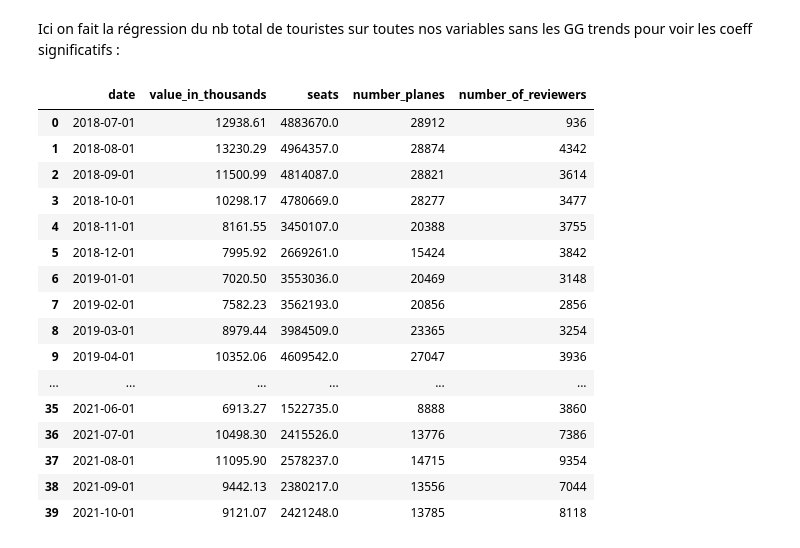
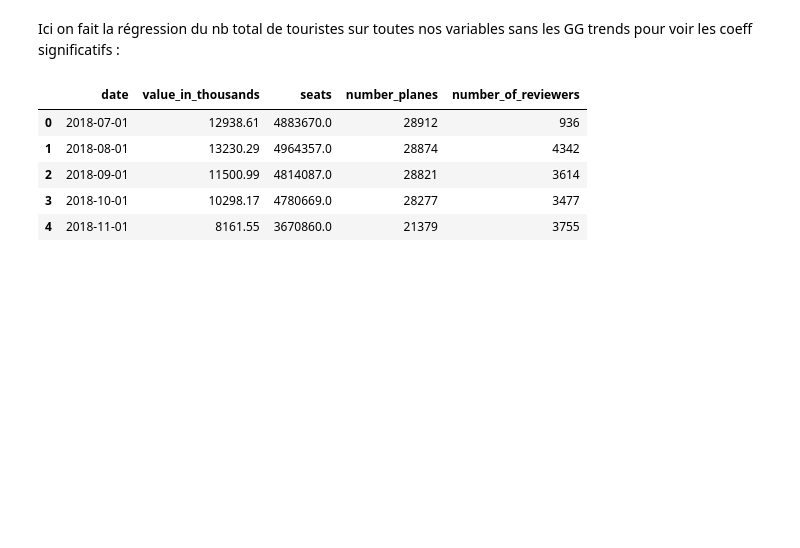
Before and after one commit to julienowack/stat_app, a Jupyter notebook: Regressions_bdd.ipynb, the cells around one changed output. Saved outputs shown, nothing was run; the diff lists cells and outputs as text; code cells hidden in the pictures; blank space fills up the shorter version.

```diff
--- a/Regressions_bdd.ipynb
+++ b/Regressions_bdd.ipynb
@@ -233,0 +50,5 @@ df_gt2=df_gt2.reset_index()
+# %%
+#En groupant sur la France entière, sans dissocier par départements :
+df_air_trafic_month2 = df_air_trafic_month.groupby(pd.Grouper(key='sheduled_time_start', freq="MS"))['seats', 'number_planes'].sum()
+df_air_trafic_month2.reset_index(inplace=True)
+df_air_trafic_month2
@@ -233,0 +114,4 @@ df_gt2=df_gt2.reset_index()
+# %%
+#En groupant sur la France entière, sans dissocier par départements :
+df_France_Official_Data_month = df_France_Official_Data.groupby('date', as_index=False).sum()
+df_France_Official_Data_month
@@ -268,5 +210,5 @@ df_gt3['Year-Month']=pd.to_datetime(df_gt3['Year-Month'], errors='coerce')
 # %%
 # Fusion du nb d'avions et du nb de sièges et le nb de touristes offciels
-df_fusion_aerien=df_France_Official_Data2.merge(df_air_traffic_imput4, how='inner', left_on="date", right_on="Year-Month")
-df_fusion_aerien
+df_fusion_aerien = df_France_Official_Data_month.merge(df_air_trafic_month2, how='inner', left_on="date", right_on="sheduled_time_start")
+df_fusion_aerien.head(5)
 # %% [output]
@@ -290,6 +221,6 @@ df_fusion_aerien
 # %%
 # Fusion des commentaires laissés par les touristes et le nb de touristes offciels
-df_fusion_commentaires=df_France_Official_Data2.merge(df_reviews_france2, how='inner', left_on="date", right_on="stay_date")
+df_fusion_commentaires = df_France_Official_Data_month.merge(df_reviews_france2, how='inner', left_on="date", right_on="stay_date")
 df_fusion_commentaires.head(5)
 # %% [output]
 |  | date | value_in_thousands | stay_date | number_of_reviewers |
@@ -511,26 +442,15 @@ Ici on fait la régression du nb total de touristes sur toutes nos variables san
 # %%
 df_fusion_sansGGtrend = df_fusion_aerien.merge(df_fusion_commentaires, how='inner', on="date")
 df_fusion_sansGGtrend = df_fusion_sansGGtrend[["date", "value_in_thousands_x", "seats", "number_planes", "number_of_reviewers"]]
 df_fusion_sansGGtrend.rename(columns={"value_in_thousands_x": "value_in_thousands"}, inplace=True)
-df_fusion_sansGGtrend
+df_fusion_sansGGtrend.head(5)
 # %% [output]
 |  | date | value_in_thousands | seats | number_planes | number_of_reviewers |
 | 0 | 2018-07-01 | 12938.61 | 4883670.0 | 28912 | 936 |
 | 1 | 2018-08-01 | 13230.29 | 4964357.0 | 28874 | 4342 |
 | 2 | 2018-09-01 | 11500.99 | 4814087.0 | 28821 | 3614 |
 | 3 | 2018-10-01 | 10298.17 | 4780669.0 | 28277 | 3477 |
-| 4 | 2018-11-01 | 8161.55 | 3450107.0 | 20388 | 3755 |
-| 5 | 2018-12-01 | 7995.92 | 2669261.0 | 15424 | 3842 |
-| 6 | 2019-01-01 | 7020.50 | 3553036.0 | 20469 | 3148 |
-| 7 | 2019-02-01 | 7582.23 | 3562193.0 | 20856 | 2856 |
-| 8 | 2019-03-01 | 8979.44 | 3984509.0 | 23365 | 3254 |
-| 9 | 2019-04-01 | 10352.06 | 4609542.0 | 27047 | 3936 |
-| ... | ... | ... | ... | ... | ... |
-| 35 | 2021-06-01 | 6913.27 | 1522735.0 | 8888 | 3860 |
-| 36 | 2021-07-01 | 10498.30 | 2415526.0 | 13776 | 7386 |
-| 37 | 2021-08-01 | 11095.90 | 2578237.0 | 14715 | 9354 |
-| 38 | 2021-09-01 | 9442.13 | 2380217.0 | 13556 | 7044 |
-| 39 | 2021-10-01 | 9121.07 | 2421248.0 | 13785 | 8118 |
+| 4 | 2018-11-01 | 8161.55 | 3670860.0 | 21379 | 3755 |
 # %%
 # Régression sur la base finale
 X = sm.add_constant(df_fusion_sansGGtrend.drop(["date", "value_in_thousands"], axis = 1))
```
Also changed, not shown: parts of 62 cells of this notebook.
